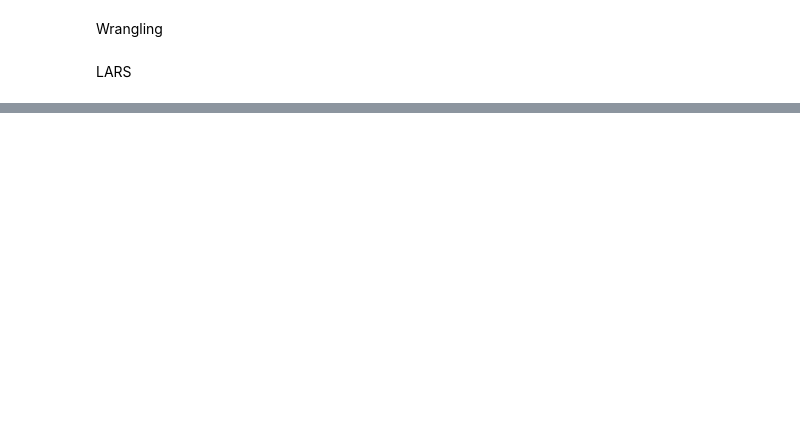
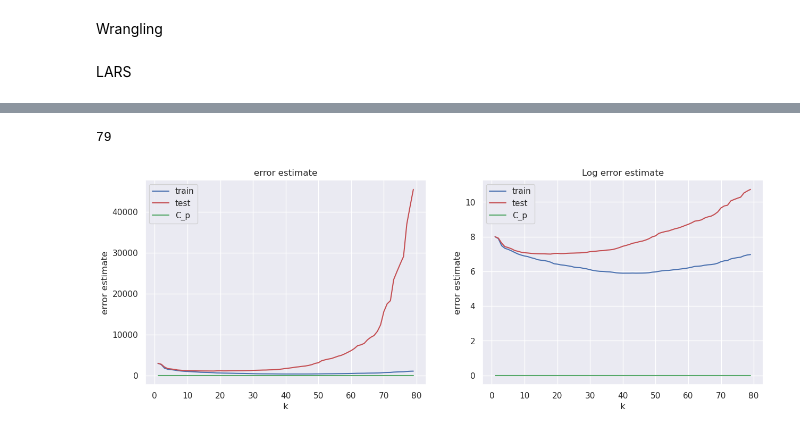
Before and after one commit to johanstaffeldt/case_1, a Jupyter notebook: src_anton/case1_LARS.ipynb, the cells around one changed output, grey strips where cells are left out. Drawn from its saved outputs; the diff is of its cells as text; code cells hidden in the pictures; blank space fills up the shorter version.

```diff
--- a/src_anton/case1_LARS.ipynb
+++ b/src_anton/case1_LARS.ipynb
@@ -21,6 +25,6 @@ sns.set() # Set searborn as default
 # %%
 # Load the data from the CSV file
-data = np.genfromtxt('case1Data.csv', delimiter=',', skip_header=1,
+data = np.genfromtxt('../data/case1Data.csv', delimiter=',', skip_header=1,
 filling_values=np.nan)
 
 y = data[:, 0]
@@ -29,8 +33,8 @@ X = data[:, 1:]
 [n, p] = X.shape
 
 #Pandas dataframe
-df = pd.read_csv("case1Data.csv")  # Replace with actual filename
-df_new = pd.read_csv("case1Data_Xnew.csv")  # Replace with actual filename
+df = pd.read_csv("../data/case1Data.csv")  # Replace with actual filename
+df_new = pd.read_csv("../data/case1Data_Xnew.csv")  # Replace with actual filename
 # %% [markdown]
 Wrangling
 # %%
@@ -64,0 +160,41 @@ print(s2)
+# %%
+
+# Compute Cp-statistic, assumption n > p
+X_norm,_ = centerData(X)
+X_norm,_ = normalize(X_norm)
+
+Betas = np.zeros((p, n))
+for j in range(1,n):
+    reg = linear_model.Lars(n_nonzero_coefs=j)
+    reg.fit(X_norm,y)
+    Betas[:,i] = reg.coef_
+
+Cp = np.zeros((len(K)))
+for j in range(len(K)):
+    Yhat = X_norm @ Betas[:,K[j]]
+    Cp[j] = np.mean(((y-Yhat)**2)) + 2*K[j]/n*s2
+# %%
+
+print(len(K))
+fig, ax = plt.subplots(1,2, figsize=(15,5))
+ax[0].plot(K, err_tr, 'b', label='train')
+ax[0].plot(K, err_tst, 'r', label='test')
+ax[0].plot(K, Cp/1e27, 'g', label= 'C_p') # scale to put in same plot
+ax[0].legend()
+ax[0].set_xlabel('k')
+ax[0].set_ylabel('error estimate')
+ax[0].set_title("error estimate")
+
+ax[1].plot(K, np.log(err_tr), 'b', label='train')
+ax[1].plot(K, np.log(err_tst), 'r', label='test')
+ax[1].plot(K, Cp/1e27, 'g', label= 'C_p') # scale to put in same plot
+ax[1].legend()
+ax[1].set_xlabel('k')
+ax[1].set_ylabel('error estimate')
+ax[1].set_title("Log error estimate")
+plt.show()
+# NOTE: Curves are flat, and minimum varies with split of data (running K-fold CV several times)
+# We can use the "one-standard-error rule" to choose the optimal value of K and avoid these effects
+# %% [output]
+79
+[figure, added]
```
Also changed, not shown: parts of 5 cells of this notebook.
